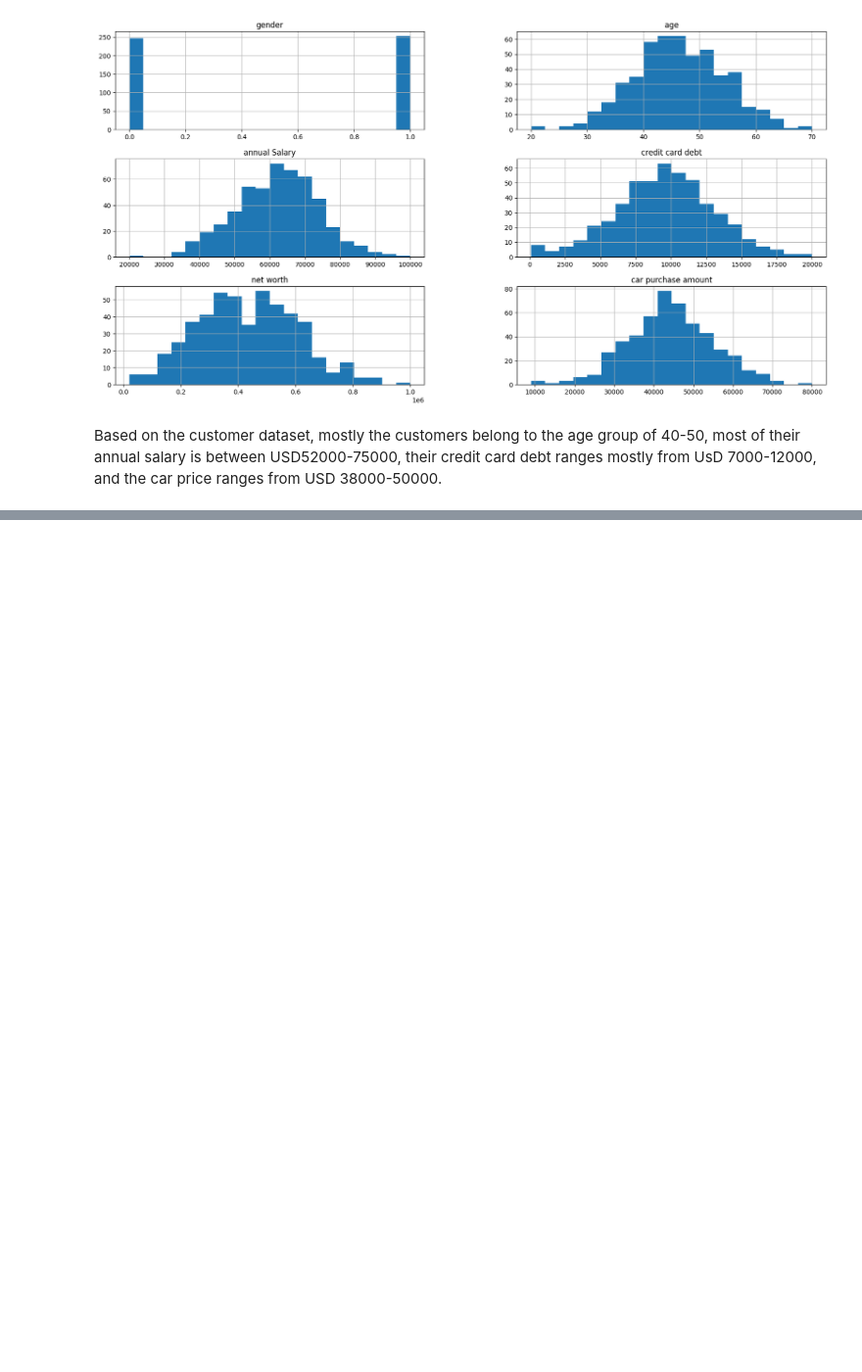
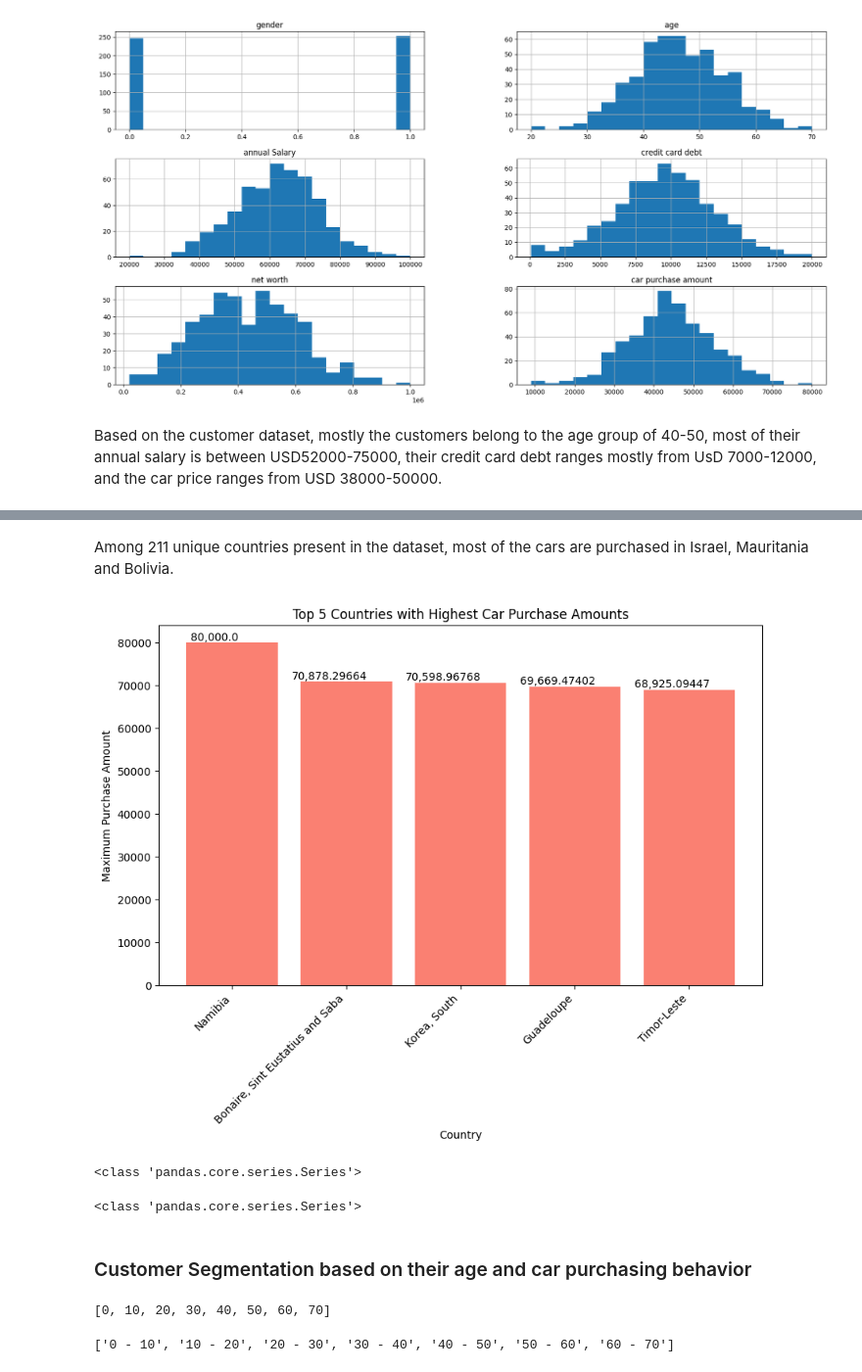
Before and after one commit to Sweta-Das/CODSOFT, a Jupyter notebook: codsoft_task_4.ipynb, the cells around one changed output, grey strips where cells are left out. Shown at 98% size. Saved outputs shown, nothing was run; the diff lists cells and outputs as text; code cells hidden in the pictures; blank space fills up the shorter version.

```diff
--- a/codsoft_task_4.ipynb
+++ b/codsoft_task_4.ipynb
@@ -160,0 +177,46 @@ Based on the customer dataset, mostly the customers belong to the age group of 4
+# %% [markdown]
+Among 211 unique countries present in the dataset, most of the cars are purchased in Israel, Mauritania and Bolivia.
+# %%
+# Plotting to show the 5 countries with the highest car purchase amounts
+ctry = car_df.groupby('country')['car purchase amount'].max().nlargest(5)
+
+plt.figure(figsize=(10, 6))
+bars = plt.bar(ctry.index, ctry, color='salmon')
+
+# Displaying purchase amounts on bars
+for bar, amount in zip(bars, ctry):
+  plt.text(bar.get_x() + bar.get_width() / 2 - 0.15, bar.get_height() + 500, f'{amount:,}', ha='center', color='black')
+
+plt.title('Top 5 Countries with Highest Car Purchase Amounts')
+plt.xlabel('Country')
+plt.ylabel('Maximum Purchase Amount')
+plt.xticks(rotation=45, ha='right')
+plt.show()
+# %% [output]
+[figure, added]
+# %%
+print(type(car_df['age']))
+# %% [output]
+<class 'pandas.core.series.Series'>
+# %%
+car_df['age'] = car_df['age'].astype(int)
+print(type(car_df['age']))
+# %% [output]
+<class 'pandas.core.series.Series'>
+# %% [markdown]
+### Customer Segmentation based on their age and car purchasing behavior
+# %%
+# Creating age range dynamically
+bin_size = 10
+max_age = car_df['age'].max()
+# print(max_age)
+age_bins = list(range(0, int(max_age) + bin_size, bin_size))
+print(age_bins)
+# %% [output]
+[0, 10, 20, 30, 40, 50, 60, 70]
+# %%
+# Creating labels for the age ranges
+age_labels = [f"{start} - {start + bin_size}" for start in age_bins[:-1]]
+print(age_labels)
+# %% [output]
+['0 - 10', '10 - 20', '20 - 30', '30 - 40', '40 - 50', '50 - 60', '60 - 70']
```
Also changed, not shown: parts of 28 cells of this notebook.
